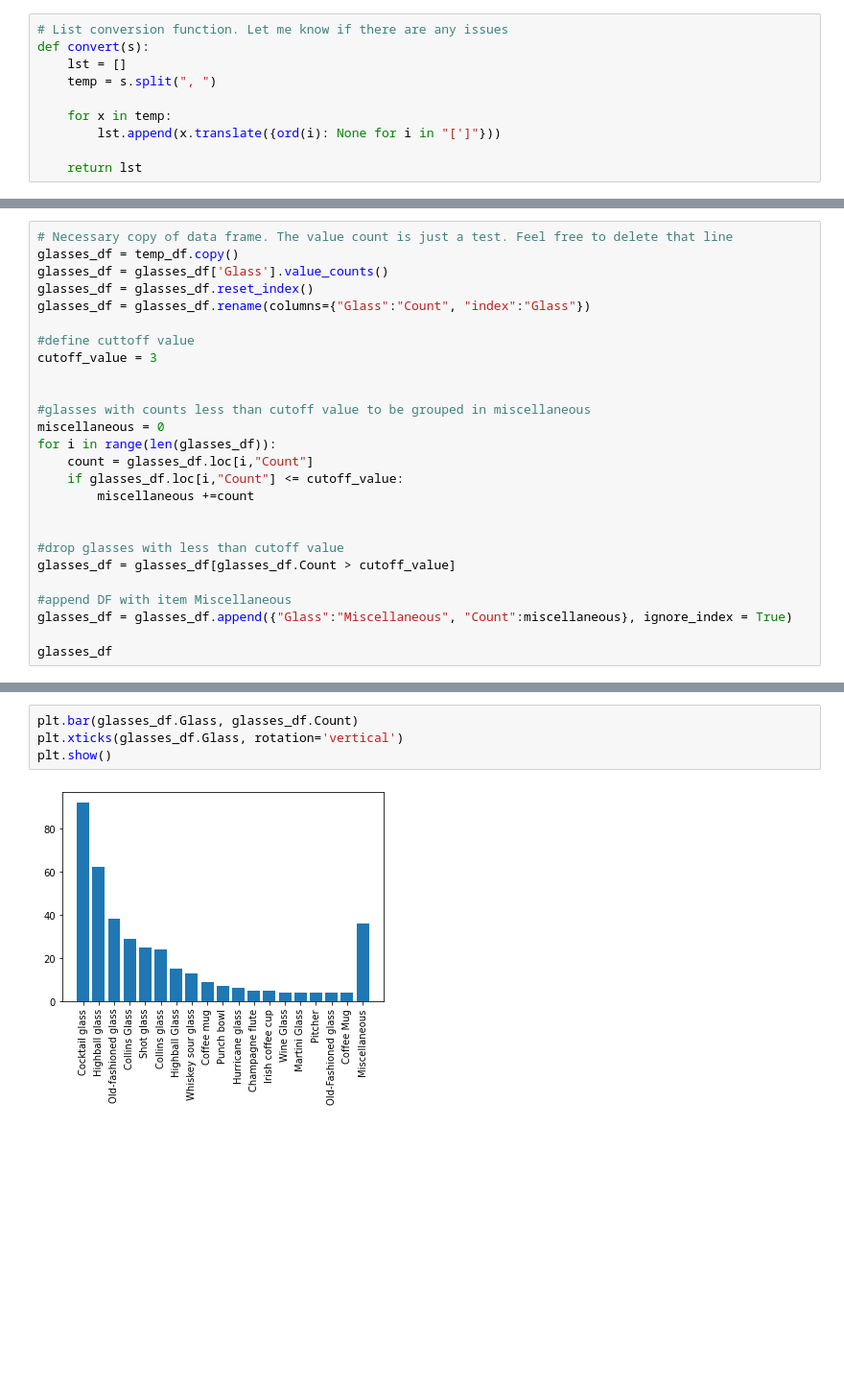
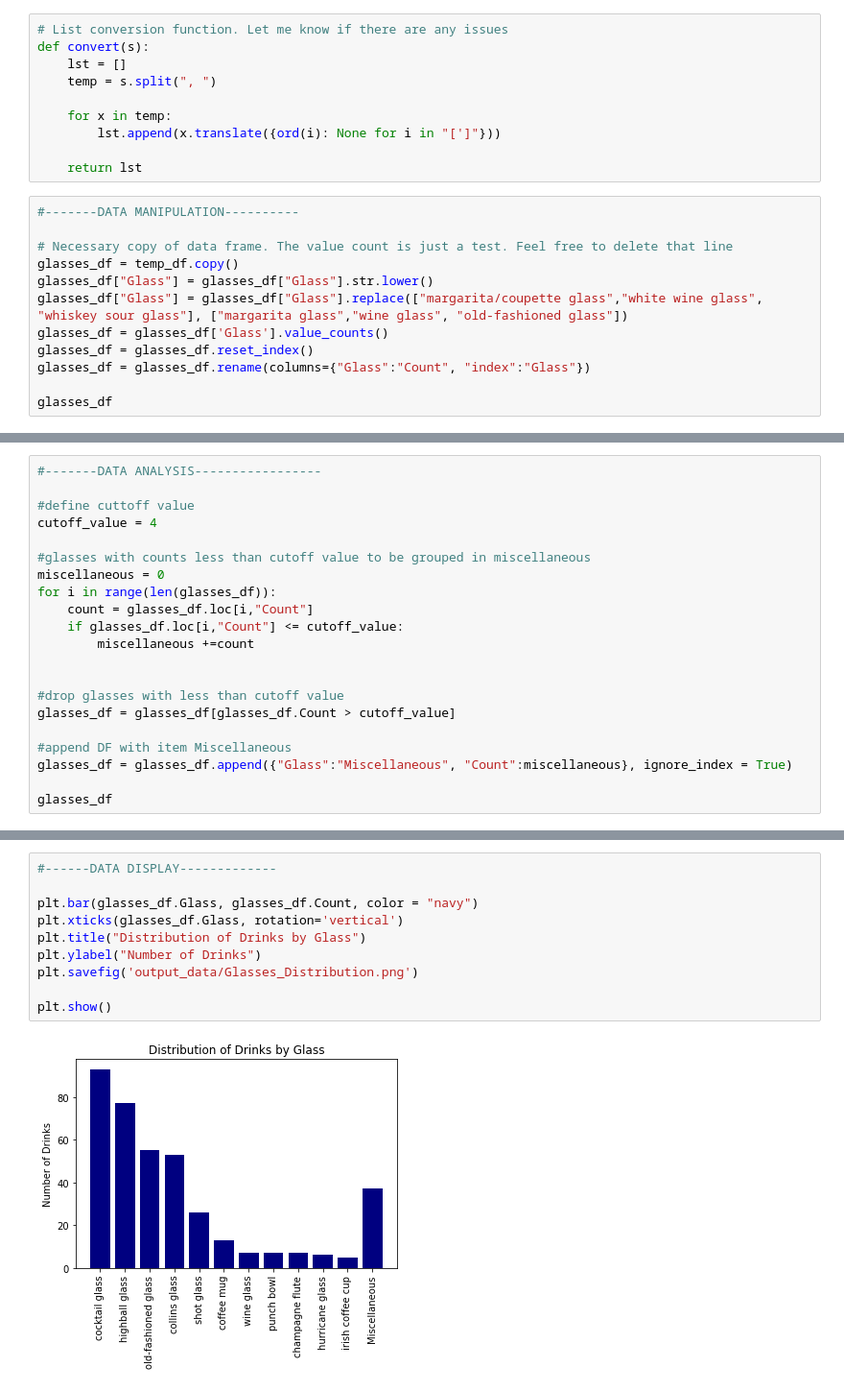
Before and after one commit to ashleep/Project-1_Team-1, a Jupyter notebook: ashleep_glasses.ipynb, the cells around one changed output, grey strips where cells are left out. Shown at 96% size. Drawn from its saved outputs; the diff is of its cells as text; blank space fills up the shorter version.

```diff
--- a/ashleep_glasses.ipynb
+++ b/ashleep_glasses.ipynb
@@ -30,3 +30,15 @@ def convert(s):
         lst.append(x.translate({ord(i): None for i in "[']"}))
 
     return lst
+# %%
+#-------DATA MANIPULATION----------
+
+# Necessary copy of data frame. The value count is just a test. Feel free to delete that line
+glasses_df = temp_df.copy()
+glasses_df["Glass"] = glasses_df["Glass"].str.lower()
+glasses_df["Glass"] = glasses_df["Glass"].replace(["margarita/coupette glass","white wine glass", "whiskey sour glass"], ["margarita glass","wine glass", "old-fashioned glass"])
+glasses_df = glasses_df['Glass'].value_counts()
+glasses_df = glasses_df.reset_index()
+glasses_df = glasses_df.rename(columns={"Glass":"Count", "index":"Glass"})
+
+glasses_df
@@ -33,13 +63,8 @@ def convert(s):
 # %%
-# Necessary copy of data frame. The value count is just a test. Feel free to delete that line
-glasses_df = temp_df.copy()
-glasses_df = glasses_df['Glass'].value_counts()
-glasses_df = glasses_df.reset_index()
-glasses_df = glasses_df.rename(columns={"Glass":"Count", "index":"Glass"})
+#-------DATA ANALYSIS-----------------
 
 #define cuttoff value
-cutoff_value = 3
-
+cutoff_value = 4
 
 #glasses with counts less than cutoff value to be grouped in miscellaneous
 miscellaneous = 0
@@ -77,6 +98,12 @@ glasses_df
 # %%
-plt.bar(glasses_df.Glass, glasses_df.Count)
+#------DATA DISPLAY-------------
+
+plt.bar(glasses_df.Glass, glasses_df.Count, color = "navy")
 plt.xticks(glasses_df.Glass, rotation='vertical')
+plt.title("Distribution of Drinks by Glass")
+plt.ylabel("Number of Drinks")
+plt.savefig('output_data/Glasses_Distribution.png')
+
 plt.show()
 # %% [output]
-[figure, old version]
+[figure, new version]
```
Also changed, not shown: parts of 5 cells of this notebook, 4 other files.
